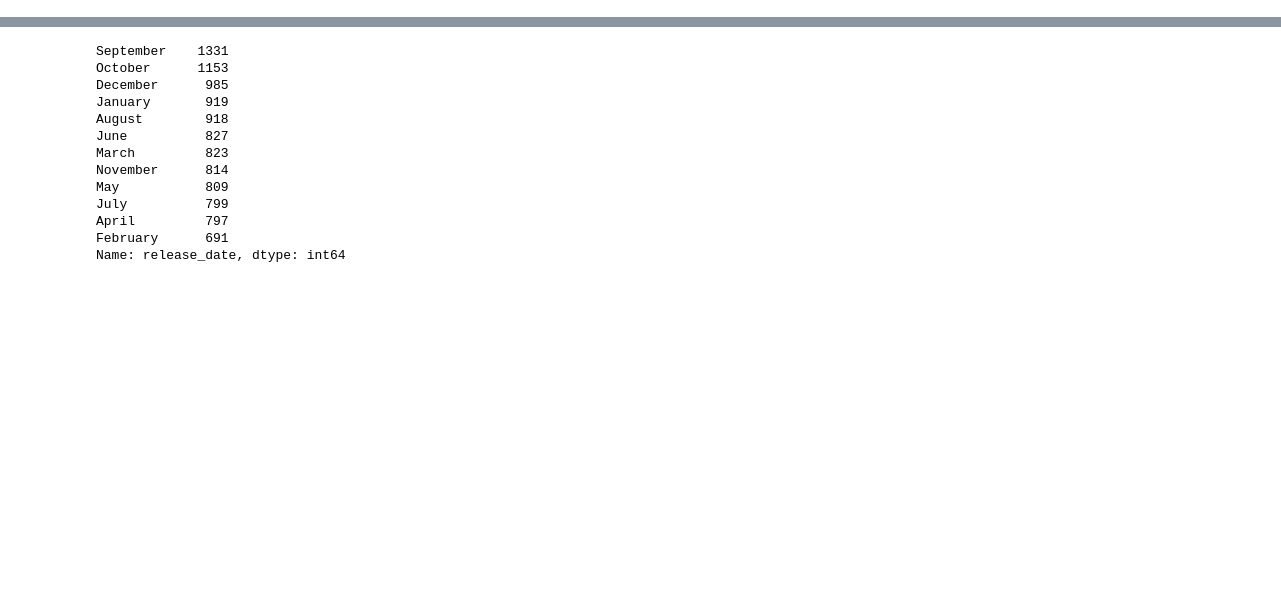
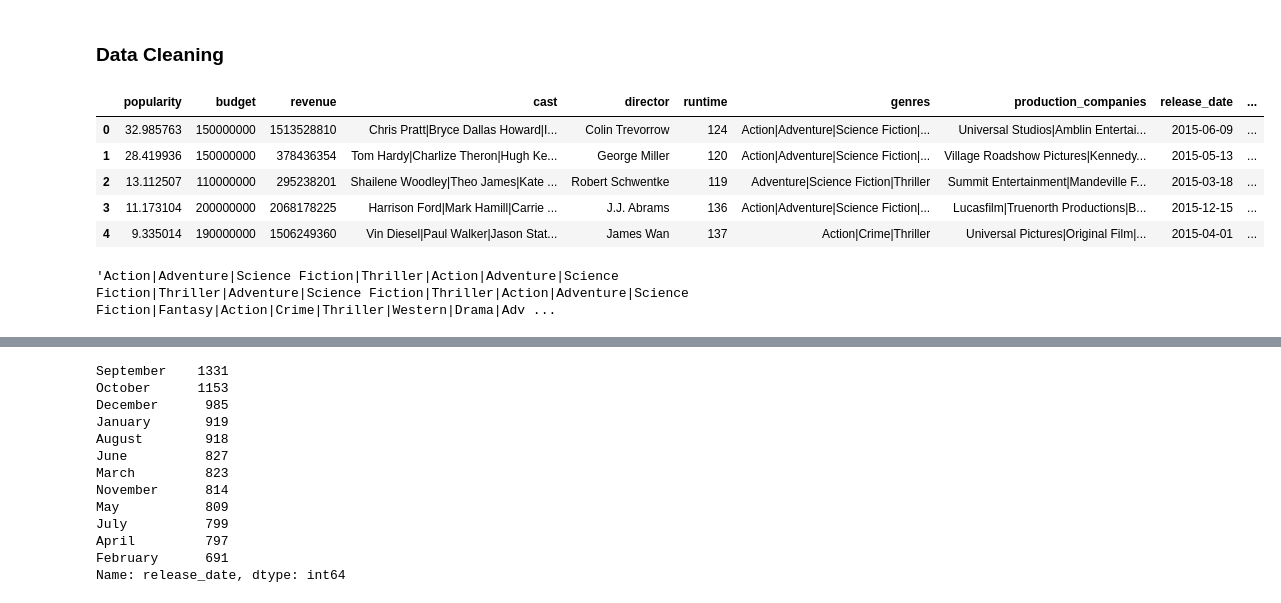
Before and after one commit to FMurunga/IDMb-Movies-Data-Investigation-Project, a Jupyter notebook: TDMb_Dataset_Analysis_Project.ipynb, the cells around one changed output, grey strips where cells are left out. Saved outputs shown, nothing was run; the diff lists cells and outputs as text; code cells hidden in the pictures; blank space fills up the shorter version.

```diff
--- a/TDMb_Dataset_Analysis_Project.ipynb
+++ b/TDMb_Dataset_Analysis_Project.ipynb
@@ -173,0 +182,3 @@ dtype: int64
+# %% [markdown]
+
+### Data Cleaning
@@ -173,0 +188,17 @@ dtype: int64
+# %%
+#dropping some columns
+df=df.drop(['imdb_id','id','original_title','homepage','tagline','keywords','overview'], axis=1)
+df.head()
+# %% [output]
+|  | popularity | budget | revenue | cast | director | runtime | genres | production_companies | release_date | ... |
+| 0 | 32.985763 | 150000000 | 1513528810 | Chris Pratt|Bryce Dallas Howard|I... | Colin Trevorrow | 124 | Action|Adventure|Science Fiction|... | Universal Studios|Amblin Entertai... | 2015-06-09 | ... |
+| 1 | 28.419936 | 150000000 | 378436354 | Tom Hardy|Charlize Theron|Hugh Ke... | George Miller | 120 | Action|Adventure|Science Fiction|... | Village Roadshow Pictures|Kennedy... | 2015-05-13 | ... |
+| 2 | 13.112507 | 110000000 | 295238201 | Shailene Woodley|Theo James|Kate ... | Robert Schwentke | 119 | Adventure|Science Fiction|Thriller | Summit Entertainment|Mandeville F... | 2015-03-18 | ... |
+| 3 | 11.173104 | 200000000 | 2068178225 | Harrison Ford|Mark Hamill|Carrie ... | J.J. Abrams | 136 | Action|Adventure|Science Fiction|... | Lucasfilm|Truenorth Productions|B... | 2015-12-15 | ... |
+| 4 | 9.335014 | 190000000 | 1506249360 | Vin Diesel|Paul Walker|Jason Stat... | James Wan | 137 | Action|Crime|Thriller | Universal Pictures|Original Film|... | 2015-04-01 | ... |
+# %%
+#Removing the pipe symbol on the genres column
+genres_conc = df['genres'].str.cat(sep='|')
+genres_conc
+# %% [output]
+'Action|Adventure|Science Fiction|Thriller|Action|Adventure|Science Fiction|Thriller|Adventure|Science Fiction|Thriller|Action|Adventure|Science Fiction|Fantasy|Action|Crime|Thriller|Western|Drama|Adv ...
```
Also changed, not shown: parts of 87 cells of this notebook.
